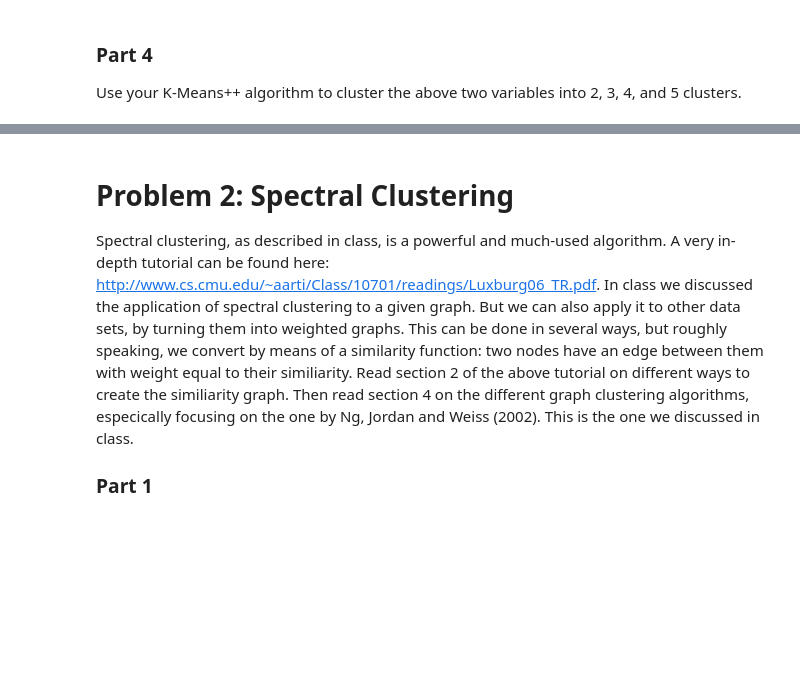
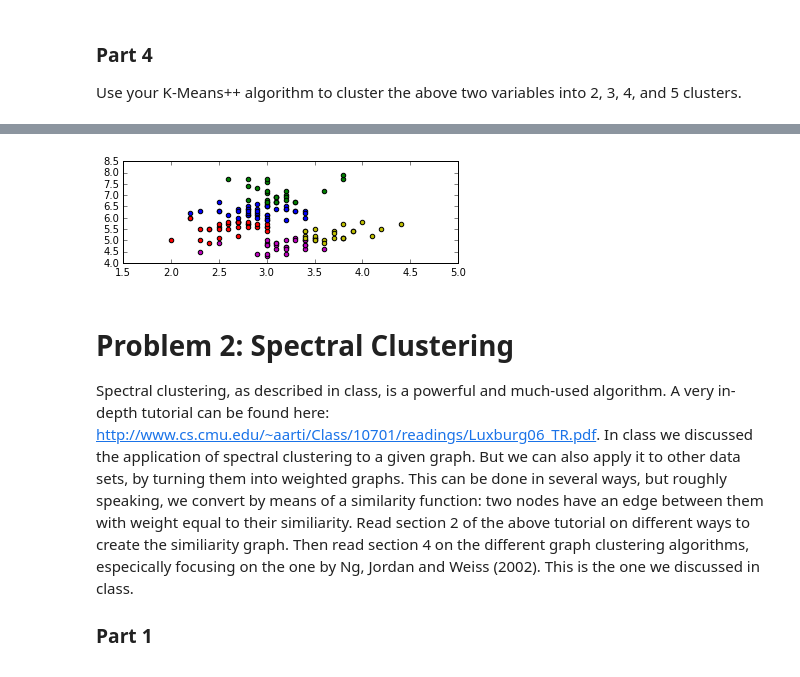
Before and after one commit to RohanNagar/datasciencelab-utaustin, a Jupyter notebook: lab6/lab6.ipynb, the cells around one changed output, grey strips where cells are left out. Drawn from its saved outputs; the diff is of its cells as text; code cells hidden in the pictures; blank space fills up the shorter version.

```diff
--- a/lab6/lab6.ipynb
+++ b/lab6/lab6.ipynb
@@ -281,3 +287,9 @@ clusters_3
+# %%
+model = KMeansPP(iris_X, 5)
+clusters_5 = model.run()
+show_clusters(clusters_5)
+# %% [output]
+[figure, added]
 # %% [markdown]
 # Problem 2: Spectral Clustering
 
```
Also changed, not shown: parts of 5 cells of this notebook.
